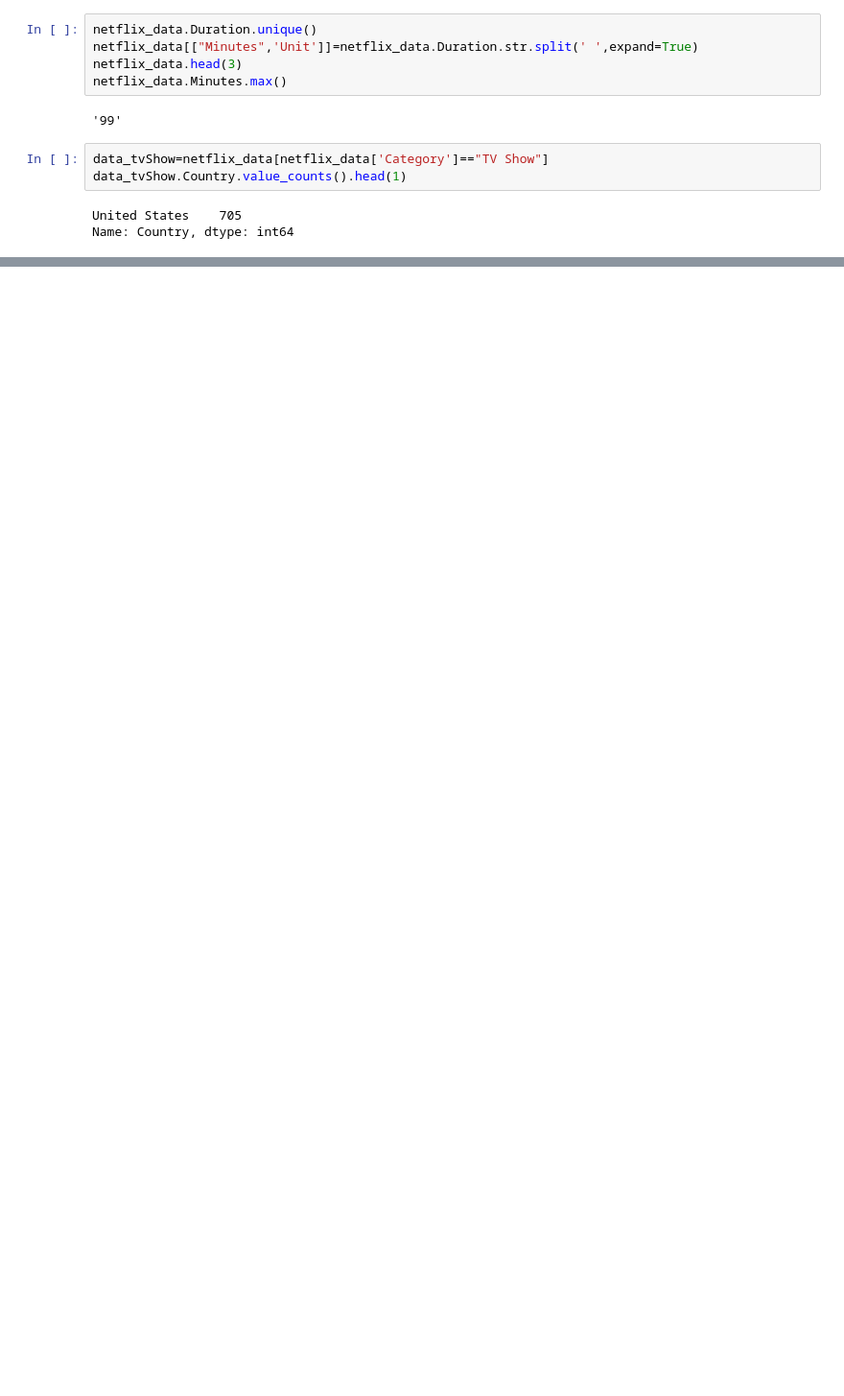
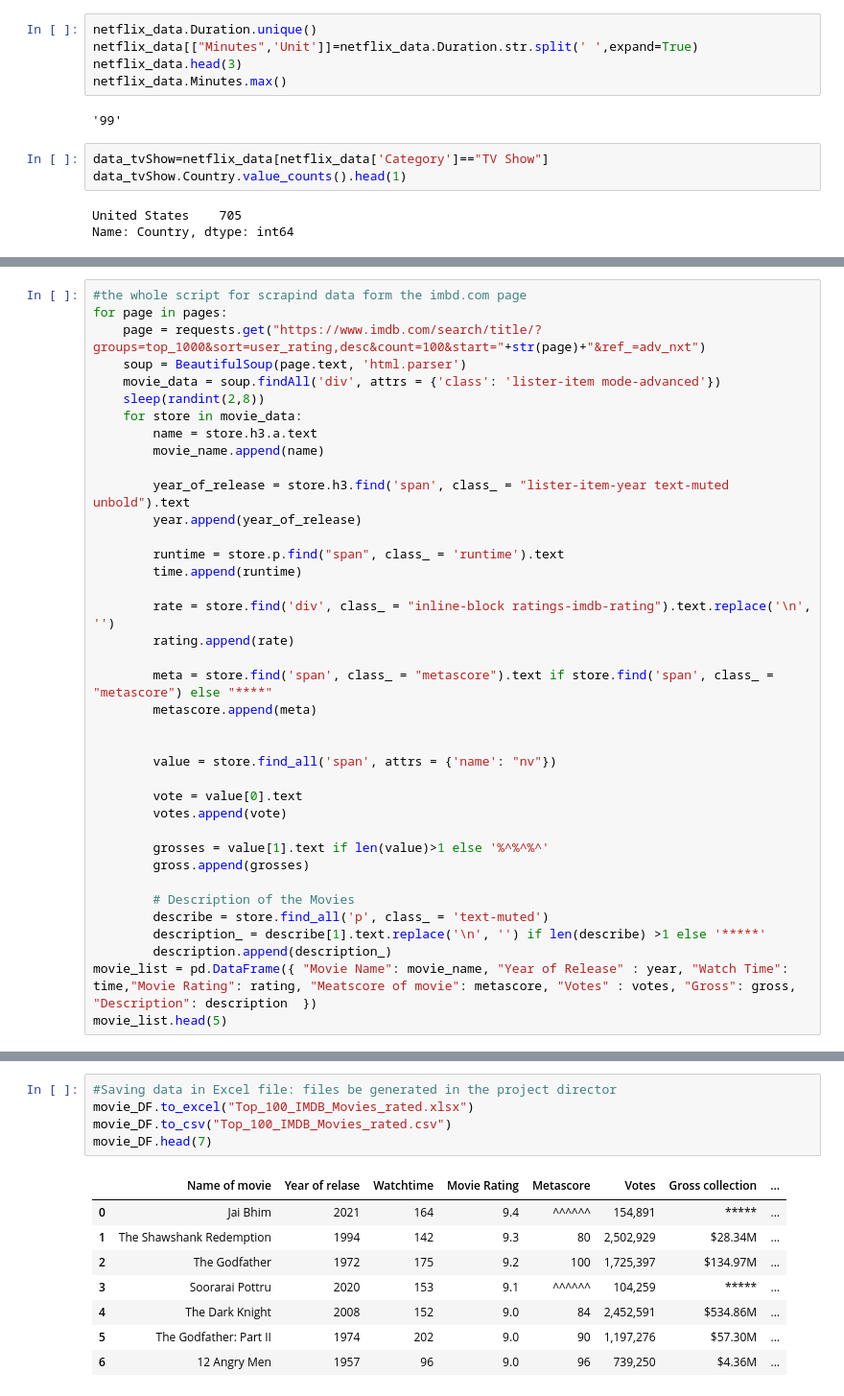
Before and after one commit to haithemmihoubi/pythonProject, a Jupyter notebook: mongoResume.ipynb, the cells around one changed output, grey strips where cells are left out. Shown at 96% size. Saved outputs shown, nothing was run; the diff lists cells and outputs as text; blank space fills up the shorter version.

```diff
--- a/mongoResume.ipynb
+++ b/mongoResume.ipynb
@@ -1867,0 +1878,38 @@ netflix_data[ (netflix_data.Category=="TV Show")&(netflix_data.Type=="Kids' TV")
+# %%
+#the whole script for scrapind data form the imbd.com page
+for page in pages:
+    page = requests.get("https://www.imdb.com/search/title/?groups=top_1000&sort=user_rating,desc&count=100&start="+str(page)+"&ref_=adv_nxt")
+    soup = BeautifulSoup(page.text, 'html.parser')
+    movie_data = soup.findAll('div', attrs = {'class': 'lister-item mode-advanced'})
+    sleep(randint(2,8))
+    for store in movie_data:
+        name = store.h3.a.text
+        movie_name.append(name)
+
+        year_of_release = store.h3.find('span', class_ = "lister-item-year text-muted unbold").text
+        year.append(year_of_release)
+
+        runtime = store.p.find("span", class_ = 'runtime').text
+        time.append(runtime)
+
+        rate = store.find('div', class_ = "inline-block ratings-imdb-rating").text.replace('\n', '')
+        rating.append(rate)
+
+        meta = store.find('span', class_ = "metascore").text if store.find('span', class_ = "metascore") else "****"
+        metascore.append(meta)
+
+
+        value = store.find_all('span', attrs = {'name': "nv"})
+
+        vote = value[0].text
+        votes.append(vote)
+
+        grosses = value[1].text if len(value)>1 else '%^%^%^'
+        gross.append(grosses)
+
+        # Description of the Movies
+        describe = store.find_all('p', class_ = 'text-muted')
+        description_ = describe[1].text.replace('\n', '') if len(describe) >1 else '*****'
+        description.append(description_)
+movie_list = pd.DataFrame({ "Movie Name": movie_name, "Year of Release" : year, "Watch Time": time,"Movie Rating": rating, "Meatscore of movie": metascore, "Votes" : votes, "Gross": gross, "Description": description  })
+movie_list.head(5)
@@ -1867,0 +1996,14 @@ netflix_data[ (netflix_data.Category=="TV Show")&(netflix_data.Type=="Kids' TV")
+# %%
+#Saving data in Excel file: files be generated in the project director
+movie_DF.to_excel("Top_100_IMDB_Movies_rated.xlsx")
+movie_DF.to_csv("Top_100_IMDB_Movies_rated.csv")
+movie_DF.head(7)
+# %% [output]
+|  | Name of movie | Year of relase | Watchtime | Movie Rating | Metascore | Votes | Gross collection | ... |
+| 0 | Jai Bhim | 2021 | 164 | 9.4 | ^^^^^^ | 154,891 | ***** | ... |
+| 1 | The Shawshank Redemption | 1994 | 142 | 9.3 | 80 | 2,502,929 | $28.34M | ... |
+| 2 | The Godfather | 1972 | 175 | 9.2 | 100 | 1,725,397 | $134.97M | ... |
+| 3 | Soorarai Pottru | 2020 | 153 | 9.1 | ^^^^^^ | 104,259 | ***** | ... |
+| 4 | The Dark Knight | 2008 | 152 | 9.0 | 84 | 2,452,591 | $534.86M | ... |
+| 5 | The Godfather: Part II | 1974 | 202 | 9.0 | 90 | 1,197,276 | $57.30M | ... |
+| 6 | 12 Angry Men | 1957 | 96 | 9.0 | 96 | 739,250 | $4.36M | ... |
```
Also changed, not shown: parts of 14 cells of this notebook, 5 other files.
